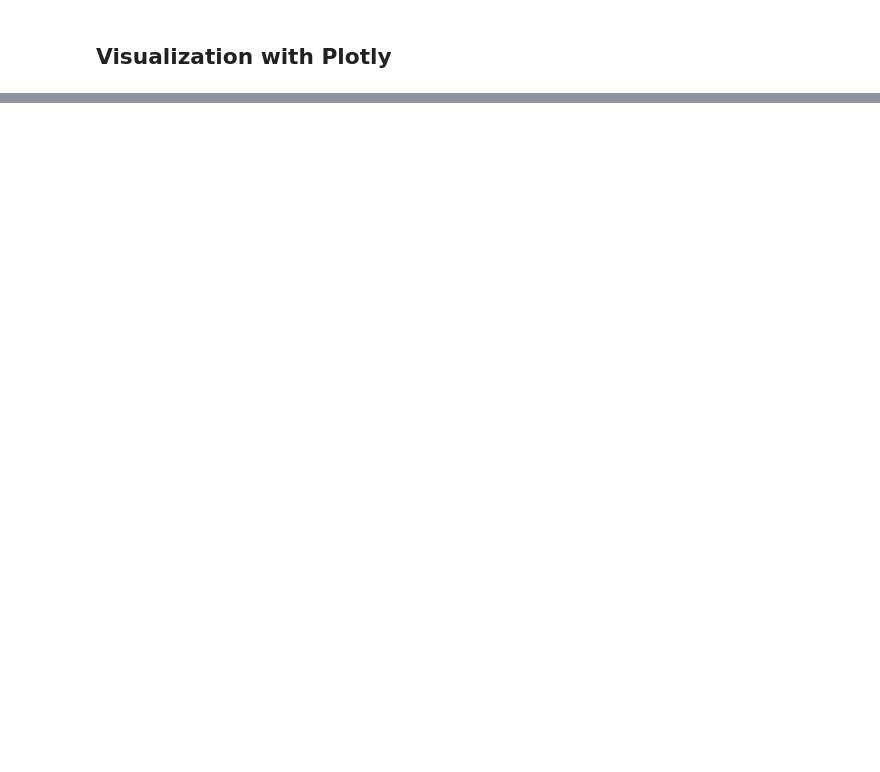
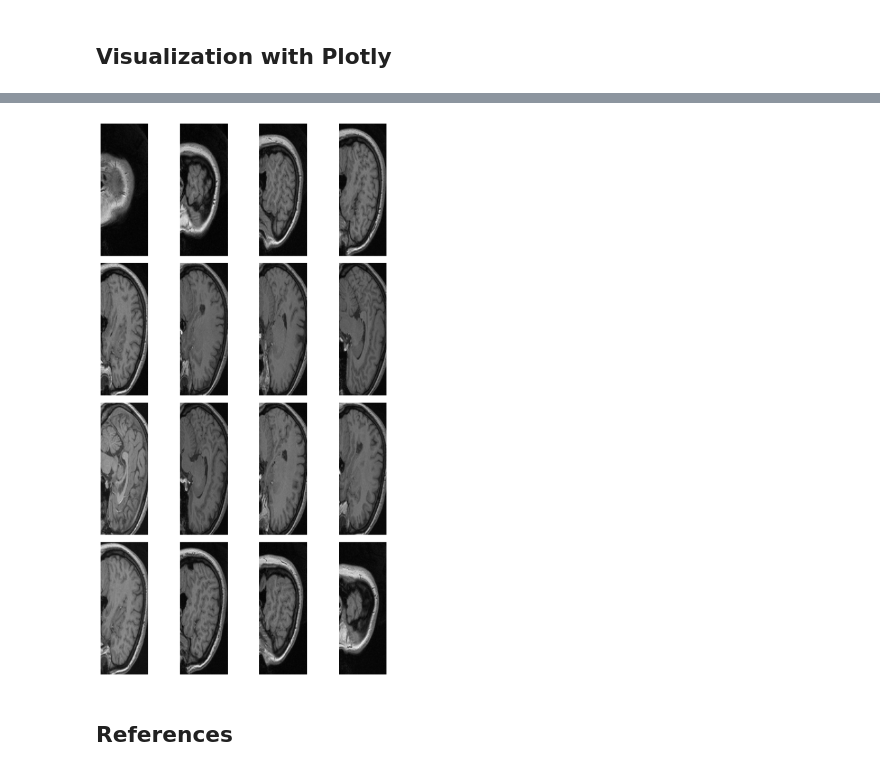
Before and after one commit to SakuraChaojun/PSYO3505, a Jupyter notebook: _build/jupyter_execute/demos/interact.ipynb, the cells around one changed output, grey strips where cells are left out. Saved outputs shown, nothing was run; the diff lists cells and outputs as text; code cells hidden in the pictures; blank space fills up the shorter version.

```diff
--- a/_build/jupyter_execute/demos/interact.ipynb
+++ b/_build/jupyter_execute/demos/interact.ipynb
@@ -143,0 +247,15 @@ figure
+# %%
+fig = plt.figure(figsize=[8, 12])
+subplot_counter = 1
+
+for i in range (0,157,10):
+    ax = fig.add_subplot(4, 4, subplot_counter)
+    plt.imshow(vol[i,:,:],cmap = 'gray')
+    plt.axis('off')
+
+    plt.tight_layout()
+    subplot_counter += 1
+
+plt.show()
+# %% [output]
+[figure, added]
@@ -143,0 +353,2 @@ figure
+# %% [markdown]
+## References
```
Also changed, not shown: parts of 39 cells of this notebook, 16 other files.
